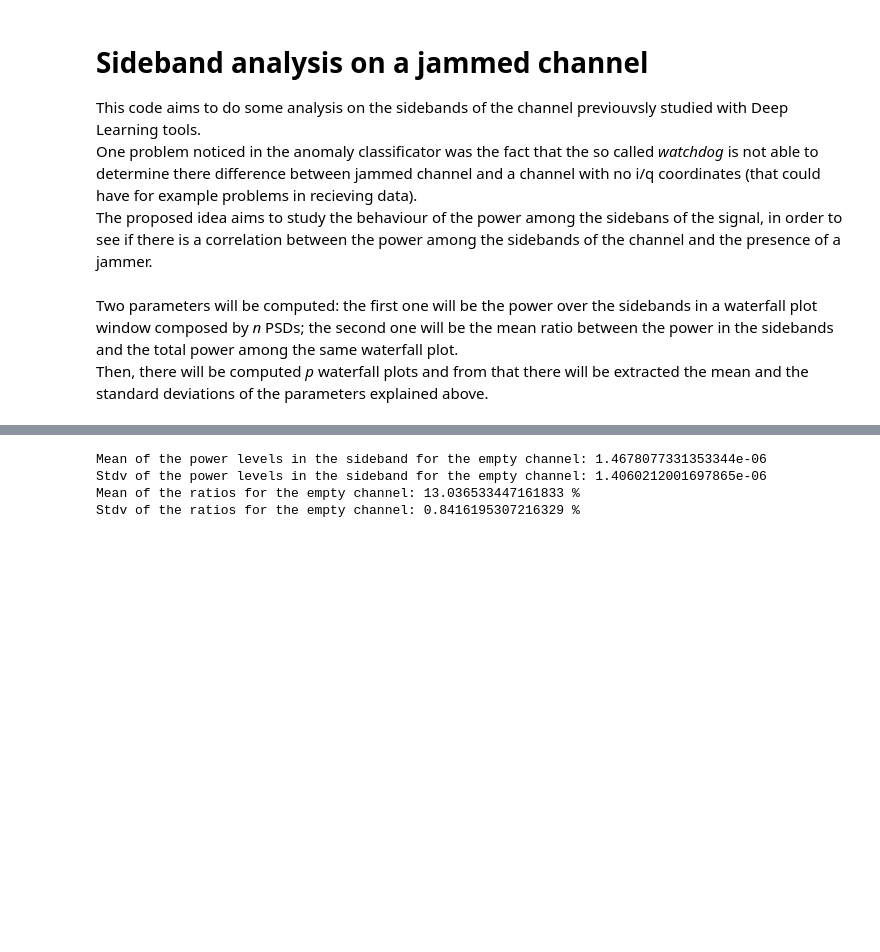
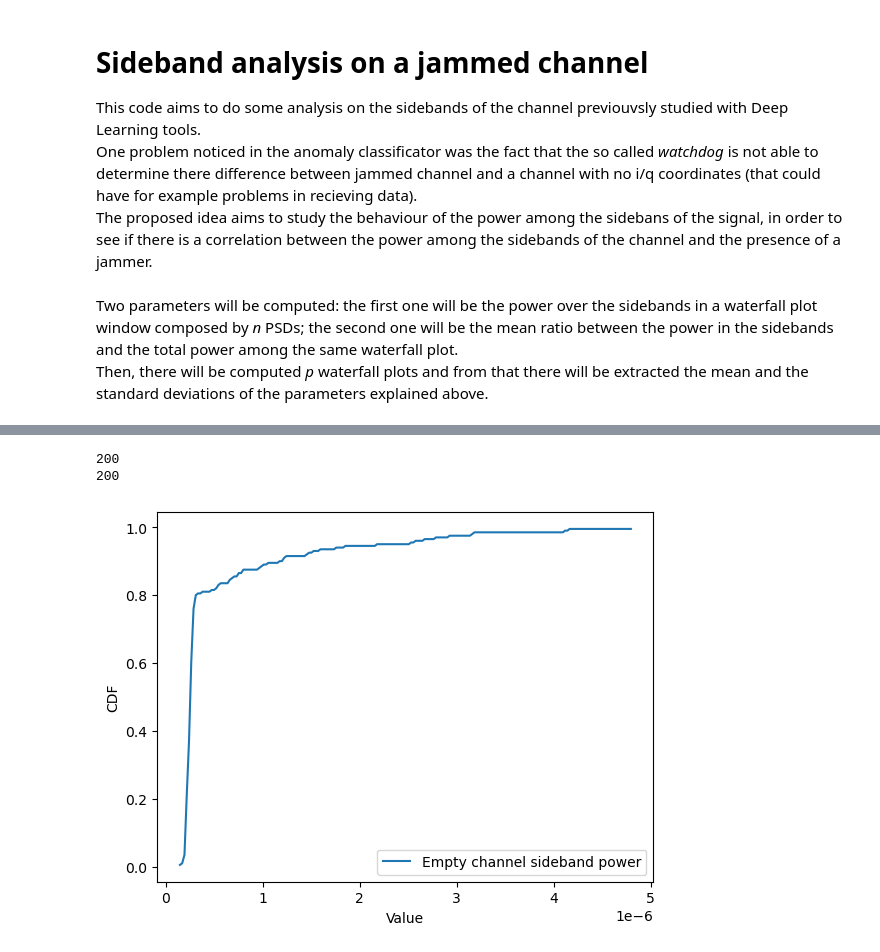
Before and after one commit to Varots/My_thesis, a Jupyter notebook: Computing_sideband_power.ipynb, the cells around one changed output, grey strips where cells are left out. Drawn from its saved outputs; the diff is of its cells as text; code cells hidden in the pictures; blank space fills up the shorter version.

```diff
--- a/Computing_sideband_power.ipynb
+++ b/Computing_sideband_power.ipynb
@@ -90,11 +89,31 @@ def compute_sideband(channel_descriptor):
 # %%
 val_empty=compute_sideband("empty_channel")
-print("Mean of the power levels in the sideband for the empty channel:", val_empty[0])
-print("Stdv of the power levels in the sideband for the empty channel:", val_empty[1])
-print("Mean of the ratios for the empty channel:", val_empty[2],"%")
-print("Stdv of the ratios for the empty channel:", val_empty[3],"%")
+sideband_power_list=val_empty[0]
+ratio_values_list=val_empty[1]
+print(len(sideband_power_list)) ## check to see if everything is ok
+print(len(ratio_values_list))
 # %% [output]
-Mean of the power levels in the sideband for the empty channel: 1.4678077331353344e-06
-Stdv of the power levels in the sideband for the empty channel: 1.4060212001697865e-06
-Mean of the ratios for the empty channel: 13.036533447161833 %
-Stdv of the ratios for the empty channel: 0.8416195307216329 %
+200
+200
+# %%
+def compute_cdf(values):
+    my_range=np.arange(min(values),max(values),(max(values)-min(values))/200) ## my range goes from the minimum of the list to the max, i chose 200 steps
+    cdf_list=[] ## list of cdf
+    for elem in my_range: ## for each element in my range
+        cdf=0
+        for val in values:
+            if(elem>=val):
+                cdf=cdf+1
+        cdf_list.append(cdf/len(values)) ## append cdf of that value
+    return my_range, cdf_list
+# %%
+my_values=compute_cdf(sideband_power_list)
+axis_x=my_values[0]
+axis_y=my_values[1]
+plt.plot(axis_x,axis_y, label="Empty channel sideband power")
+plt.xlabel("Value")
+plt.ylabel("CDF")
+plt.legend()
+plt.show()
+# %% [output]
+[figure, added]
```
Also changed, not shown: parts of 15 cells of this notebook.
